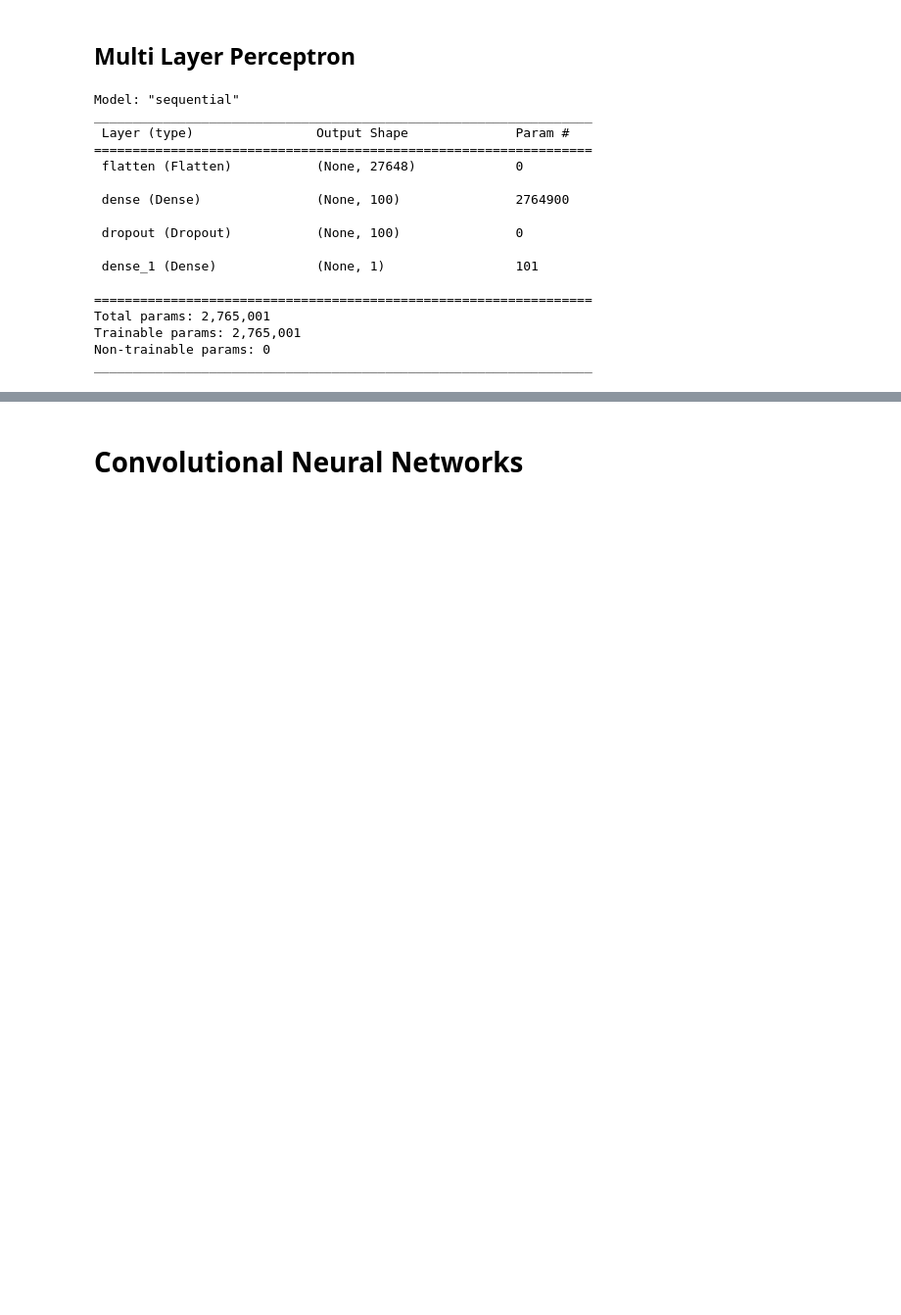
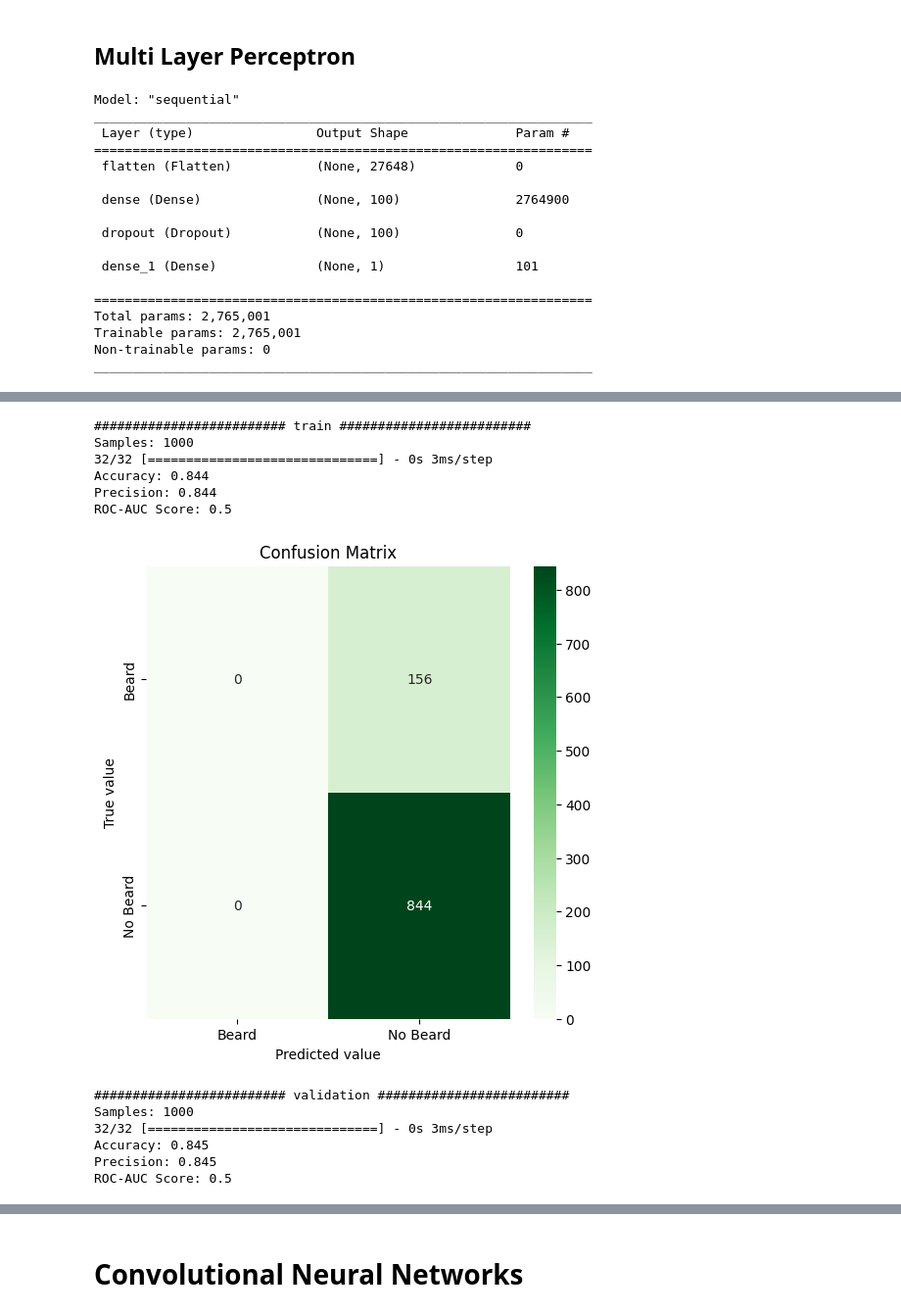
Before and after one commit to JuaniScha/TP_ML_Manero_Sabena_Schaberger, a Jupyter notebook: tp3_celebfaces.ipynb, the cells around one changed output, grey strips where cells are left out. Shown at 98% size. Saved outputs shown, nothing was run; the diff lists cells and outputs as text; code cells hidden in the pictures; blank space fills up the shorter version.

```diff
--- a/tp3_celebfaces.ipynb
+++ b/tp3_celebfaces.ipynb
@@ -515,0 +574,16 @@ mlp_2.save_weights("mlp_2.h5")
+# %%
+print_cofusion_matrix(mlp_2)
+# %% [output]
+######################### train #########################
+Samples: 1000
+32/32 [==============================] - 0s 3ms/step
+Accuracy: 0.844
+Precision: 0.844
+ROC-AUC Score: 0.5
+[figure, added]
+######################### validation #########################
+Samples: 1000
+32/32 [==============================] - 0s 3ms/step
+Accuracy: 0.845
+Precision: 0.845
+ROC-AUC Score: 0.5
```
Also changed, not shown: parts of 83 cells of this notebook.
